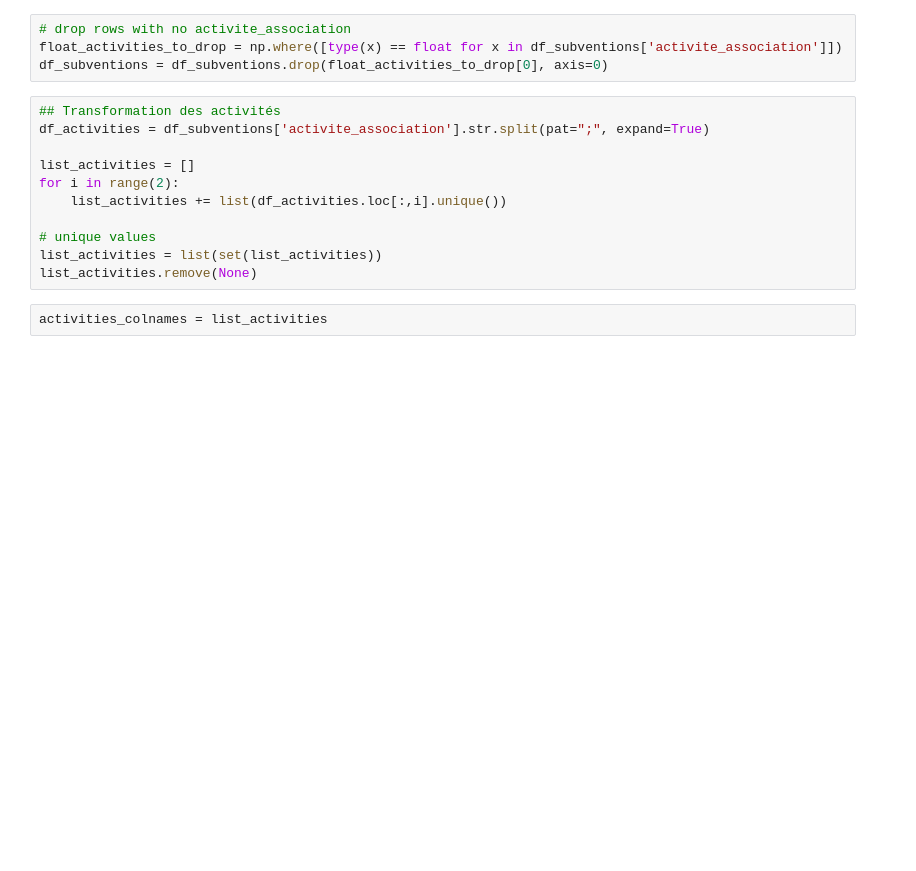
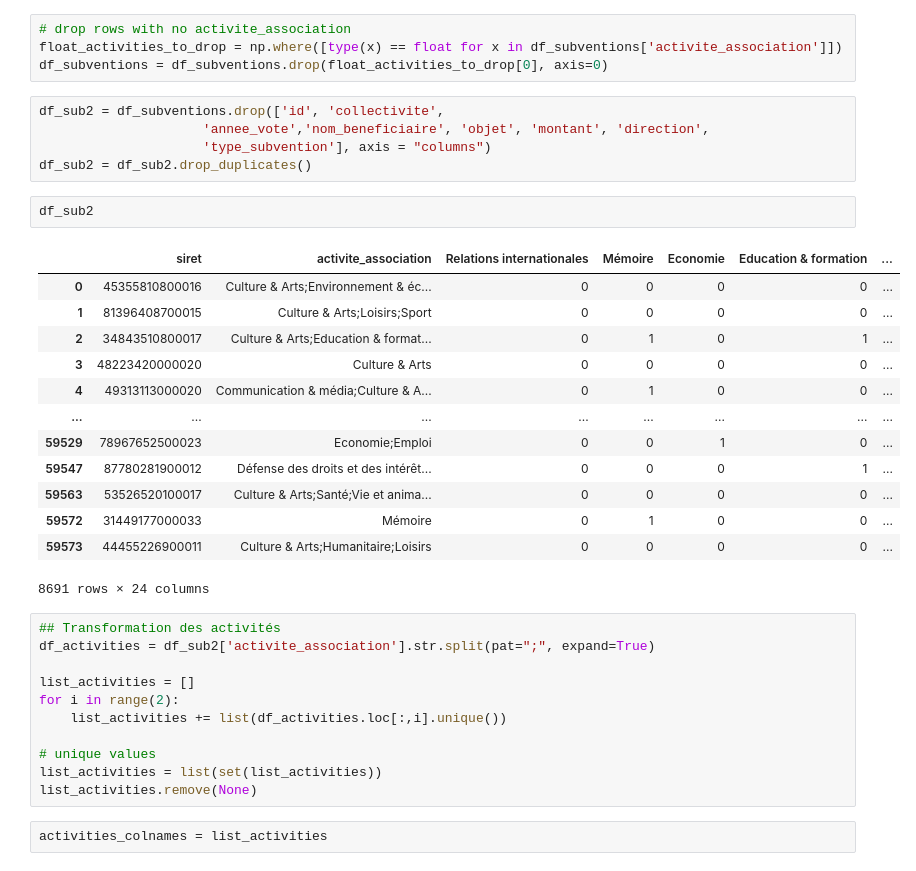
Before and after one commit to subventionsparis/website, a Jupyter notebook: Plots_soso.ipynb, the cells around one changed output. Cells and saved outputs as stored; diff of their text form; blank space fills up the shorter version.

Commit message:
updating activities

```diff
--- a/Plots_soso.ipynb
+++ b/Plots_soso.ipynb
@@ -303,9 +316,30 @@ df_subventions = preparation_data(path)
 # drop rows with no activite_association
 float_activities_to_drop = np.where([type(x) == float for x in df_subventions['activite_association']])
 df_subventions = df_subventions.drop(float_activities_to_drop[0], axis=0)
+# %%
+df_sub2 = df_subventions.drop(['id', 'collectivite',
+                     'annee_vote','nom_beneficiaire', 'objet', 'montant', 'direction',
+                     'type_subvention'], axis = "columns")
+df_sub2 = df_sub2.drop_duplicates()
+# %%
+df_sub2
+# %% [output]
+|  | siret | activite_association | Relations internationales | Mémoire | Economie | Education & formation | ... |
+| 0 | 45355810800016 | Culture & Arts;Environnement & éc... | 0 | 0 | 0 | 0 | ... |
+| 1 | 81396408700015 | Culture & Arts;Loisirs;Sport | 0 | 0 | 0 | 0 | ... |
+| 2 | 34843510800017 | Culture & Arts;Education & format... | 0 | 1 | 0 | 1 | ... |
+| 3 | 48223420000020 | Culture & Arts | 0 | 0 | 0 | 0 | ... |
+| 4 | 49313113000020 | Communication & média;Culture & A... | 0 | 1 | 0 | 0 | ... |
+| ... | ... | ... | ... | ... | ... | ... | ... |
+| 59529 | 78967652500023 | Economie;Emploi | 0 | 0 | 1 | 0 | ... |
+| 59547 | 87780281900012 | Défense des droits et des intérêt... | 0 | 0 | 0 | 1 | ... |
+| 59563 | 53526520100017 | Culture & Arts;Santé;Vie et anima... | 0 | 0 | 0 | 0 | ... |
+| 59572 | 31449177000033 | Mémoire | 0 | 1 | 0 | 0 | ... |
+| 59573 | 44455226900011 | Culture & Arts;Humanitaire;Loisirs | 0 | 0 | 0 | 0 | ... |
+8691 rows × 24 columns
 # %%
 ## Transformation des activités
-df_activities = df_subventions['activite_association'].str.split(pat=";", expand=True)
+df_activities = df_sub2['activite_association'].str.split(pat=";", expand=True)
 
 list_activities = []
 for i in range(2):
```
Also changed, not shown: parts of 14 cells of this notebook, 3 other files.
